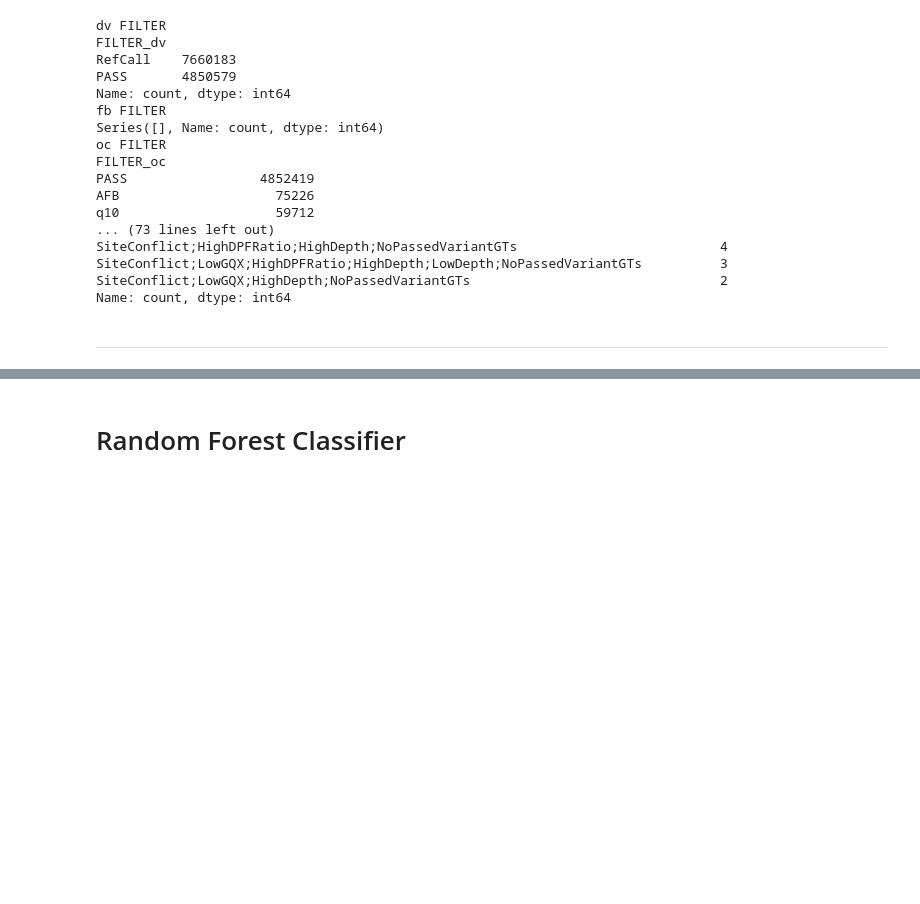
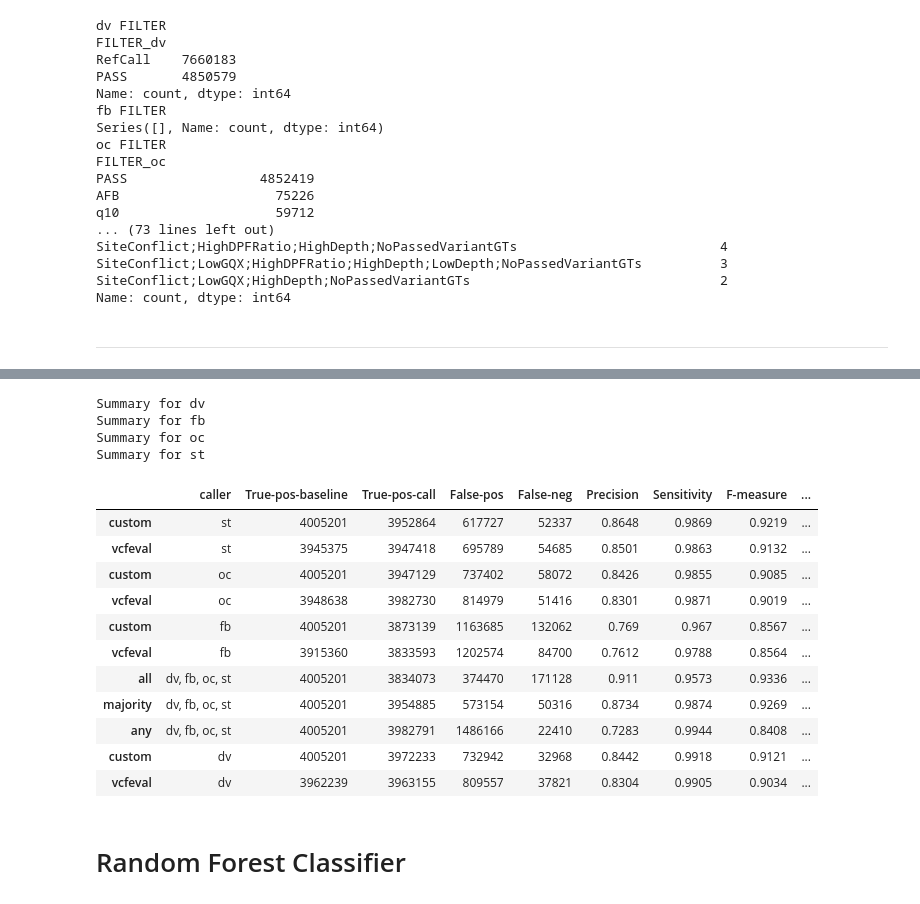
Before and after one commit to lizard-bio/liz.9.11.19_GMVLE, a Jupyter notebook: notebooks/data_exploration/vcf_files.ipynb, the cells around one changed output, grey strips where cells are left out. Saved outputs shown, nothing was run; the diff lists cells and outputs as text; code cells hidden in the pictures; blank space fills up the shorter version.

Commit message:
performance

```diff
--- a/notebooks/data_exploration/vcf_files.ipynb
+++ b/notebooks/data_exploration/vcf_files.ipynb
@@ -405,9 +403,2 @@ def calculate_performance(df_call, callers: list, true_label:str = "y", pred:str
 # %% [markdown]
 ------------------------------------------------------------------------------------------------
-# %%
-for caller in callers:
-    df_call = label_caller_data(df_merged_BM, conf, [caller])
-    calculate_performance(df_call, [caller])
-
-df_call = label_caller_data(df_merged_BM, conf, callers)
-calculate_performance(df_call, callers)
@@ -432,3 +449,49 @@ F1: 0.9336
+# %%
+DIR_VCFEVAL = "data/vcfeval"
+experiment = "withoutseq_qual"
+
+for caller in callers:
+    # get the summary file
+    file_name = f"{DIR_VCFEVAL}/vcfeval_{caller}_{experiment}/summary.txt"
+
+    # print the summary
+    with open(file_name, "r") as file:
+        lines = file.readlines()
+
+        # drop line with '---'
+        lines = [line for line in lines if not line.startswith("---")]
+        print(f"Summary for {caller}")
+
+        # put lines in a table
+        table = [line.split() for line in lines]
+        df = pd.DataFrame(table[1:], columns=table[0])
+
+        # keep only threshold == None
+        df = df[df["Threshold"] == "None"]
+        df.index = ["vcfeval"] * len(df)
+        df["caller"] = caller
+
+        # concat
+        df_performance = pd.concat([df_performance, df])
+
+df_performance.sort_values("caller", ascending=False)
+# %% [output]
+Summary for dv
+Summary for fb
+Summary for oc
+Summary for st
+|  | caller | True-pos-baseline | True-pos-call | False-pos | False-neg | Precision | Sensitivity | F-measure | ... |
+| custom | st | 4005201 | 3952864 | 617727 | 52337 | 0.8648 | 0.9869 | 0.9219 | ... |
+| vcfeval | st | 3945375 | 3947418 | 695789 | 54685 | 0.8501 | 0.9863 | 0.9132 | ... |
+| custom | oc | 4005201 | 3947129 | 737402 | 58072 | 0.8426 | 0.9855 | 0.9085 | ... |
+| vcfeval | oc | 3948638 | 3982730 | 814979 | 51416 | 0.8301 | 0.9871 | 0.9019 | ... |
+| custom | fb | 4005201 | 3873139 | 1163685 | 132062 | 0.769 | 0.967 | 0.8567 | ... |
+| vcfeval | fb | 3915360 | 3833593 | 1202574 | 84700 | 0.7612 | 0.9788 | 0.8564 | ... |
+| all | dv, fb, oc, st | 4005201 | 3834073 | 374470 | 171128 | 0.911 | 0.9573 | 0.9336 | ... |
+| majority | dv, fb, oc, st | 4005201 | 3954885 | 573154 | 50316 | 0.8734 | 0.9874 | 0.9269 | ... |
+| any | dv, fb, oc, st | 4005201 | 3982791 | 1486166 | 22410 | 0.7283 | 0.9944 | 0.8408 | ... |
+| custom | dv | 4005201 | 3972233 | 732942 | 32968 | 0.8442 | 0.9918 | 0.9121 | ... |
+| vcfeval | dv | 3962239 | 3963155 | 809557 | 37821 | 0.8304 | 0.9905 | 0.9034 | ... |
 # %% [markdown]
 # Random Forest Classifier
 # %% [markdown]
```
Also changed, not shown: parts of 5 cells of this notebook.
